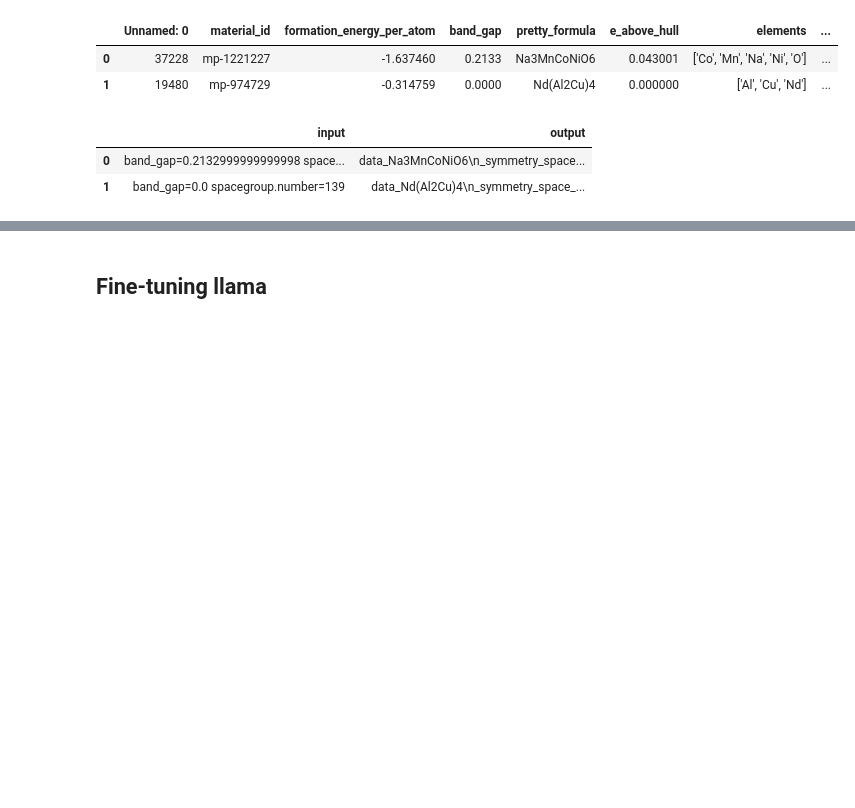
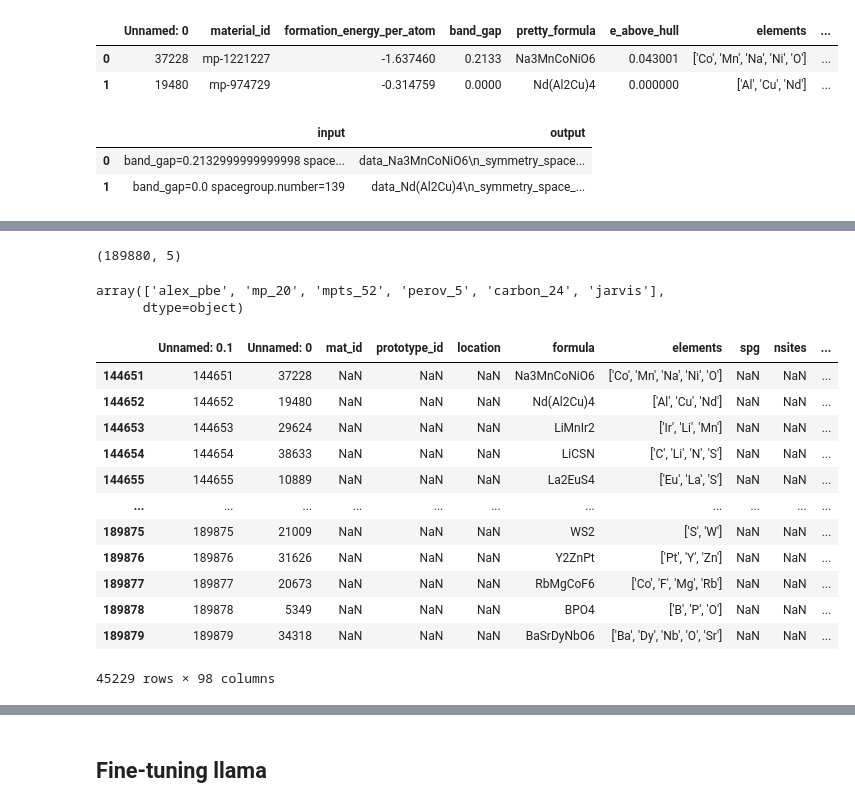
Before and after one commit to Gruz2520/crystall_generation, a Jupyter notebook: notebooks/fine-tune_llama.ipynb, the cells around one changed output, grey strips where cells are left out. Saved outputs shown, nothing was run; the diff lists cells and outputs as text; code cells hidden in the pictures; blank space fills up the shorter version.

```diff
--- a/notebooks/fine-tune_llama.ipynb
+++ b/notebooks/fine-tune_llama.ipynb
@@ -29,0 +132,31 @@ df_for_llama.head(2)
+# %%
+df = df[['ref', 'band_gap_n', 'formation_energy', 'SLICE', 'SLICE PLUS']]
+# %%
+df = df.loc[df['band_gap_n'].notna() & df['formation_energy'].notna()]
+# %%
+df.shape
+# %% [output]
+(189880, 5)
+# %%
+df.ref.unique()
+# %% [output]
+array(['alex_pbe', 'mp_20', 'mpts_52', 'perov_5', 'carbon_24', 'jarvis'],
+      dtype=object)
+# %%
+df = df.loc[df['ref'] == 'mp_20']
+# %%
+df
+# %% [output]
+|  | Unnamed: 0.1 | Unnamed: 0 | mat_id | prototype_id | location | formula | elements | spg | nsites | ... |
+| 144651 | 144651 | 37228 | NaN | NaN | NaN | Na3MnCoNiO6 | ['Co', 'Mn', 'Na', 'Ni', 'O'] | NaN | NaN | ... |
+| 144652 | 144652 | 19480 | NaN | NaN | NaN | Nd(Al2Cu)4 | ['Al', 'Cu', 'Nd'] | NaN | NaN | ... |
+| 144653 | 144653 | 29624 | NaN | NaN | NaN | LiMnIr2 | ['Ir', 'Li', 'Mn'] | NaN | NaN | ... |
+| 144654 | 144654 | 38633 | NaN | NaN | NaN | LiCSN | ['C', 'Li', 'N', 'S'] | NaN | NaN | ... |
+| 144655 | 144655 | 10889 | NaN | NaN | NaN | La2EuS4 | ['Eu', 'La', 'S'] | NaN | NaN | ... |
+| ... | ... | ... | ... | ... | ... | ... | ... | ... | ... | ... |
+| 189875 | 189875 | 21009 | NaN | NaN | NaN | WS2 | ['S', 'W'] | NaN | NaN | ... |
+| 189876 | 189876 | 31626 | NaN | NaN | NaN | Y2ZnPt | ['Pt', 'Y', 'Zn'] | NaN | NaN | ... |
+| 189877 | 189877 | 20673 | NaN | NaN | NaN | RbMgCoF6 | ['Co', 'F', 'Mg', 'Rb'] | NaN | NaN | ... |
+| 189878 | 189878 | 5349 | NaN | NaN | NaN | BPO4 | ['B', 'P', 'O'] | NaN | NaN | ... |
+| 189879 | 189879 | 34318 | NaN | NaN | NaN | BaSrDyNbO6 | ['Ba', 'Dy', 'Nb', 'O', 'Sr'] | NaN | NaN | ... |
+45229 rows × 98 columns
```
Also changed, not shown: parts of 6 cells of this notebook, 4 other files.
